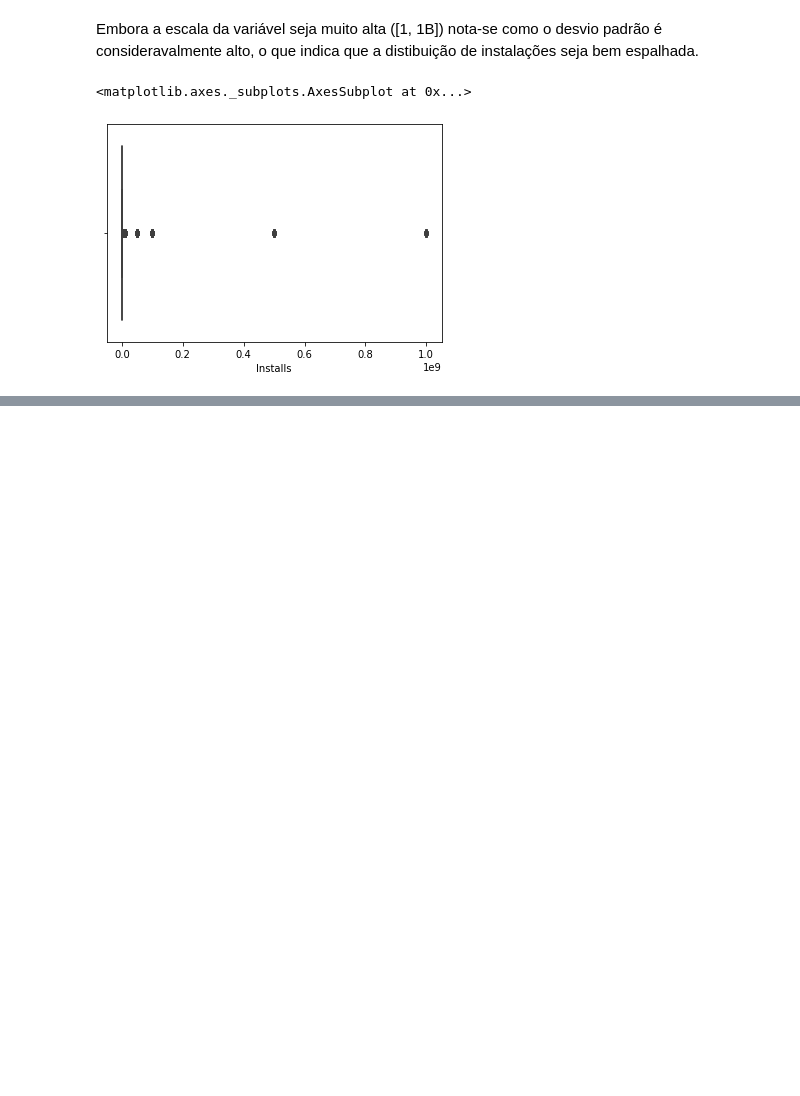
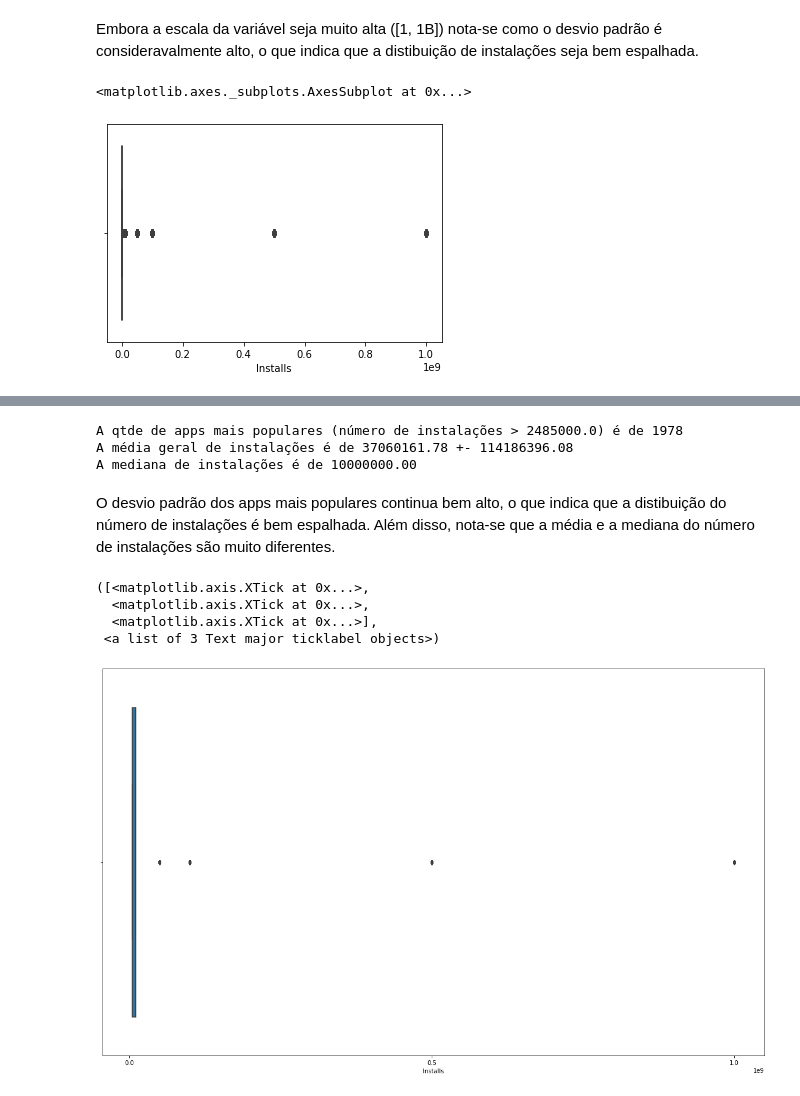
Before and after one commit to edmgjr/portifolio, a Jupyter notebook: Limpesa_e_preprocessamento_de_dados_googleplaystore.ipynb, the cells around one changed output, grey strips where cells are left out. Saved outputs shown, nothing was run; the diff lists cells and outputs as text; code cells hidden in the pictures; blank space fills up the shorter version.

```diff
--- a/Limpesa_e_preprocessamento_de_dados_googleplaystore.ipynb
+++ b/Limpesa_e_preprocessamento_de_dados_googleplaystore.ipynb
@@ -1490,0 +1542,3 @@ sns.boxplot(data=df, x='Installs')
+# %%
+apps_mais_populares = df.query('Installs > @upper_bound')
+apps_mais_populares
@@ -1490,0 +1576,22 @@ sns.boxplot(data=df, x='Installs')
+# %%
+print(f'A qtde de apps mais populares (número de instalações > 2485000.0) é de {apps_mais_populares.shape[0]}')
+print(f'A média geral de instalações é de {stats_apps_mais_populares.loc["mean", "Installs"]:.2f} +- {stats_apps_mais_populares.loc["std", "Installs"]:.2f}')
+print(f'A mediana de instalações é de {stats_apps_mais_populares.loc["50%", "Installs"]:.2f}')
+# %% [output]
+A qtde de apps mais populares (número de instalações > 2485000.0) é de 1978
+A média geral de instalações é de 37060161.78 +- 114186396.08
+A mediana de instalações é de 10000000.00
+# %% [markdown]
+O desvio padrão dos apps mais populares continua bem alto, o que indica que a distibuição do número de instalações é bem espalhada.
+Além disso, nota-se que a média e a mediana do número de instalações são muito diferentes.
+# %%
+plt.figure(figsize=(20, 12))
+
+sns.boxplot(data=apps_mais_populares, x='Installs')
+plt.xticks(np.arange(0.0e9, 1.0001e9, 0.5e9)) #alterando os ticks do eixo x para uma melhor visualização
+# %% [output]
+([<matplotlib.axis.XTick at 0x...>,
+  <matplotlib.axis.XTick at 0x...>,
+  <matplotlib.axis.XTick at 0x...>],
+ <a list of 3 Text major ticklabel objects>)
+[figure, added]
```
Also changed, not shown: parts of 29 cells of this notebook.
